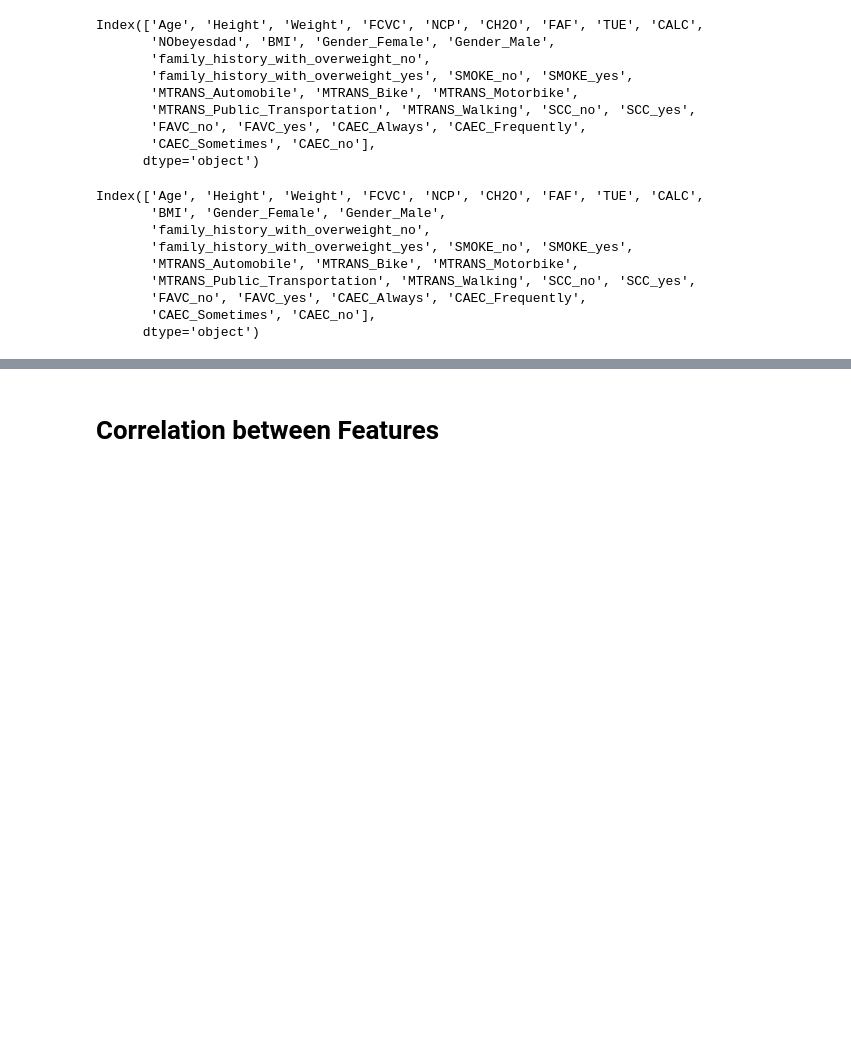
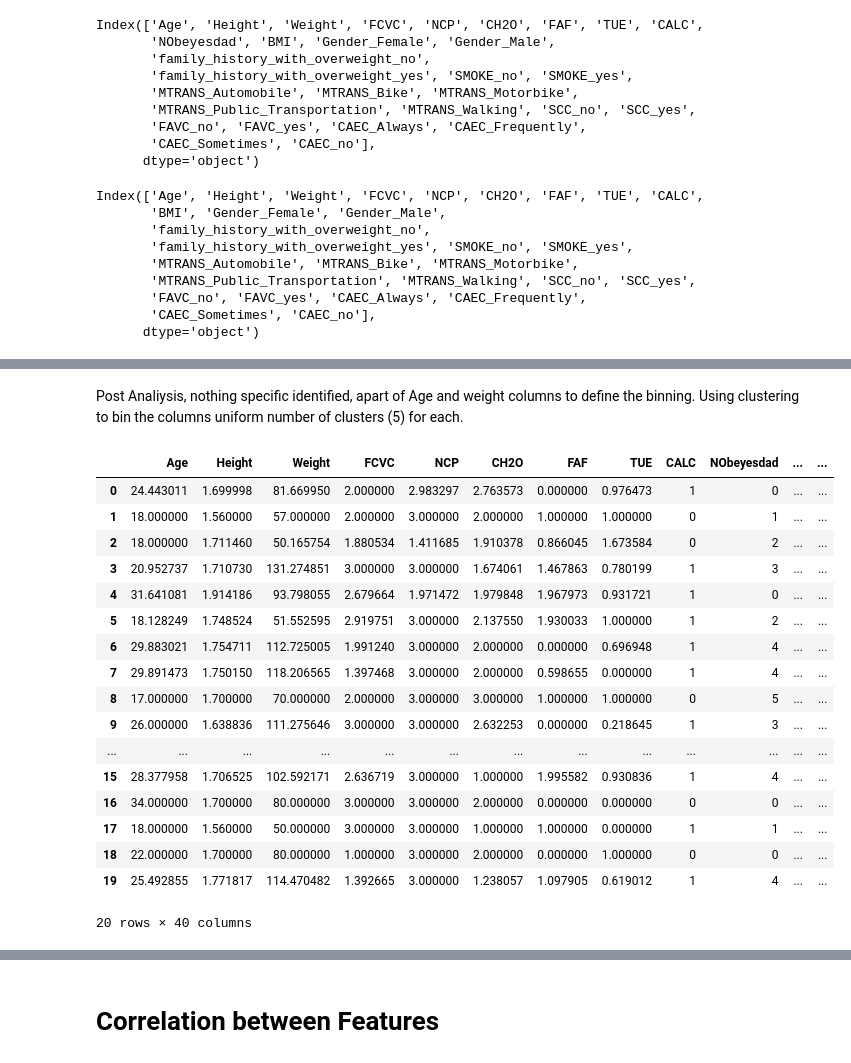
Before and after one commit to snajeebz/playground, a Jupyter notebook: obesity-risk-features-generation-machine-learning.ipynb, the cells around one changed output, grey strips where cells are left out. Cells and saved outputs as stored; diff of their text form; code cells hidden in the pictures; blank space fills up the shorter version.

```diff
--- a/obesity-risk-features-generation-machine-learning.ipynb
+++ b/obesity-risk-features-generation-machine-learning.ipynb
@@ -379,0 +408,29 @@ test_df['Cluster-2']=(cluster(X)+1)/3
+# %% [markdown]
+Post Analiysis, nothing specific identified, apart of Age and weight columns to define the binning. Using clustering to bin the columns uniform number of clusters (5) for each.
+# %%
+n=5 # Number of CLusters
+for col in num_cols:
+    col_name=col+'_bin'
+    train_df[col_name]=cluster(train_df[[col]],n)
+    test_df[col_name]=cluster(test_df[[col]],n)
+
+train_df.head(20)
+# %% [output]
+|  | Age | Height | Weight | FCVC | NCP | CH2O | FAF | TUE | CALC | NObeyesdad | ... | ... |
+| 0 | 24.443011 | 1.699998 | 81.669950 | 2.000000 | 2.983297 | 2.763573 | 0.000000 | 0.976473 | 1 | 0 | ... | ... |
+| 1 | 18.000000 | 1.560000 | 57.000000 | 2.000000 | 3.000000 | 2.000000 | 1.000000 | 1.000000 | 0 | 1 | ... | ... |
+| 2 | 18.000000 | 1.711460 | 50.165754 | 1.880534 | 1.411685 | 1.910378 | 0.866045 | 1.673584 | 0 | 2 | ... | ... |
+| 3 | 20.952737 | 1.710730 | 131.274851 | 3.000000 | 3.000000 | 1.674061 | 1.467863 | 0.780199 | 1 | 3 | ... | ... |
+| 4 | 31.641081 | 1.914186 | 93.798055 | 2.679664 | 1.971472 | 1.979848 | 1.967973 | 0.931721 | 1 | 0 | ... | ... |
+| 5 | 18.128249 | 1.748524 | 51.552595 | 2.919751 | 3.000000 | 2.137550 | 1.930033 | 1.000000 | 1 | 2 | ... | ... |
+| 6 | 29.883021 | 1.754711 | 112.725005 | 1.991240 | 3.000000 | 2.000000 | 0.000000 | 0.696948 | 1 | 4 | ... | ... |
+| 7 | 29.891473 | 1.750150 | 118.206565 | 1.397468 | 3.000000 | 2.000000 | 0.598655 | 0.000000 | 1 | 4 | ... | ... |
+| 8 | 17.000000 | 1.700000 | 70.000000 | 2.000000 | 3.000000 | 3.000000 | 1.000000 | 1.000000 | 0 | 5 | ... | ... |
+| 9 | 26.000000 | 1.638836 | 111.275646 | 3.000000 | 3.000000 | 2.632253 | 0.000000 | 0.218645 | 1 | 3 | ... | ... |
+| ... | ... | ... | ... | ... | ... | ... | ... | ... | ... | ... | ... | ... |
+| 15 | 28.377958 | 1.706525 | 102.592171 | 2.636719 | 3.000000 | 1.000000 | 1.995582 | 0.930836 | 1 | 4 | ... | ... |
+| 16 | 34.000000 | 1.700000 | 80.000000 | 3.000000 | 3.000000 | 2.000000 | 0.000000 | 0.000000 | 0 | 0 | ... | ... |
+| 17 | 18.000000 | 1.560000 | 50.000000 | 3.000000 | 3.000000 | 1.000000 | 1.000000 | 0.000000 | 1 | 1 | ... | ... |
+| 18 | 22.000000 | 1.700000 | 80.000000 | 1.000000 | 3.000000 | 2.000000 | 0.000000 | 1.000000 | 0 | 0 | ... | ... |
+| 19 | 25.492855 | 1.771817 | 114.470482 | 1.392665 | 3.000000 | 1.238057 | 1.097905 | 0.619012 | 1 | 4 | ... | ... |
+20 rows × 40 columns
```
Also changed, not shown: parts of 15 cells of this notebook.
